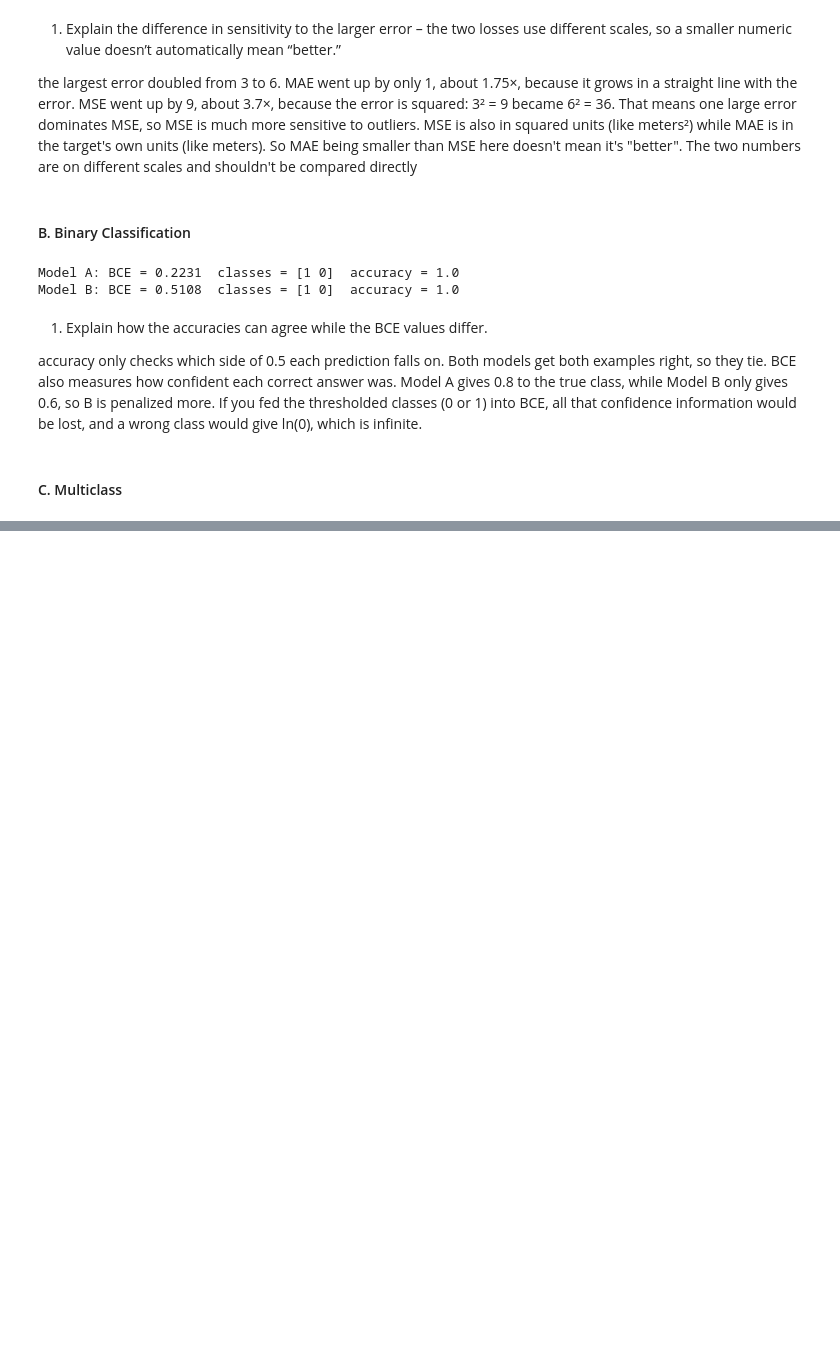
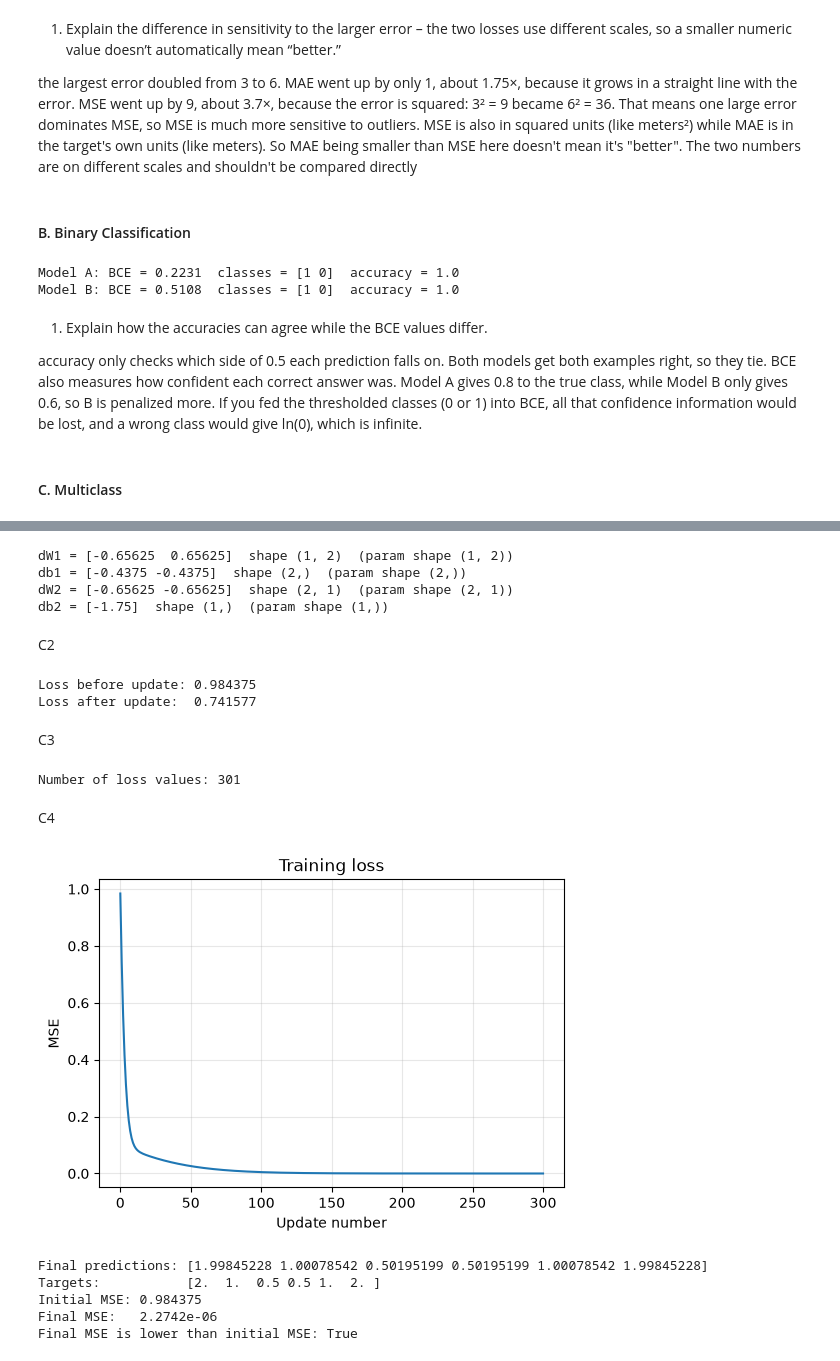
Before and after one commit to nursoulqxw/Deep_Learning_Course, a Jupyter notebook: week3/homework3.ipynb, the cells around one changed output, grey strips where cells are left out. Drawn from its saved outputs; the diff is of its cells as text; code cells hidden in the pictures; blank space fills up the shorter version.

```diff
--- a/week3/homework3.ipynb
+++ b/week3/homework3.ipynb
@@ -166,0 +261,68 @@ accuracy only checks which side of 0.5 each prediction falls on. Both models get
+# %%
+params = {name: value.copy() for name, value in initial.items()}
+
+grads = gradients(params, X, y)
+for name, g in grads.items():
+    assert g.shape == params[name].shape, (name, g.shape, params[name].shape)
+    print(f"d{name} = {g.ravel()}  shape {g.shape}  (param shape {params[name].shape})")
+# %% [output]
+dW1 = [-0.65625  0.65625]  shape (1, 2)  (param shape (1, 2))
+db1 = [-0.4375 -0.4375]  shape (2,)  (param shape (2,))
+dW2 = [-0.65625 -0.65625]  shape (2, 1)  (param shape (2, 1))
+db2 = [-1.75]  shape (1,)  (param shape (1,))
+# %% [markdown]
+C2
+# %%
+lr = 0.5
+old_loss = mse(params, X, y)
+grads = gradients(params, X, y) # all four gradients first
+params_new = {name: params[name] - lr * grads[name] for name in params}
+new_loss = mse(params_new, X, y)
+
+print(f"Loss before update: {old_loss:.6f}")
+print(f"Loss after update:  {new_loss:.6f}")
+assert new_loss < old_loss
+# %% [output]
+Loss before update: 0.984375
+Loss after update:  0.741577
+# %% [markdown]
+C3
+# %%
+params = {name: value.copy() for name, value in initial.items()}
+history = [mse(params, X, y)]
+for step in range(300):
+    grads = gradients(params, X, y)
+    params = {name: params[name] - 0.05 * grads[name] for name in params}
+    history.append(mse(params, X, y))
+
+assert len(history) == 301
+print("Number of loss values:", len(history))
+# %% [output]
+Number of loss values: 301
+# %% [markdown]
+C4
+# %%
+
+plt.figure(figsize=(6, 4))
+plt.plot(range(len(history)), history)
+plt.xlabel("Update number")
+plt.ylabel("MSE")
+plt.title("Training loss")
+plt.grid(alpha=0.3)
+plt.show()
+
+_, _, Yhat_final = forward(params, X)
+final_mse = mse(params, X, y)
+print("Final predictions:", Yhat_final.ravel())
+print("Targets:          ", y.ravel())
+print(f"Initial MSE: {history[0]:.6f}")
+print(f"Final MSE:   {final_mse:.6g}")
+assert final_mse < history[0]
+print("Final MSE is lower than initial MSE:", final_mse < history[0])
+# %% [output]
+[figure, added]
+Final predictions: [1.99845228 1.00078542 0.50195199 0.50195199 1.00078542 1.99845228]
+Targets:           [2.  1.  0.5 0.5 1.  2. ]
+Initial MSE: 0.984375
+Final MSE:   2.2742e-06
+Final MSE is lower than initial MSE: True
```
Also changed, not shown: parts of 13 cells of this notebook, 5 other files.
